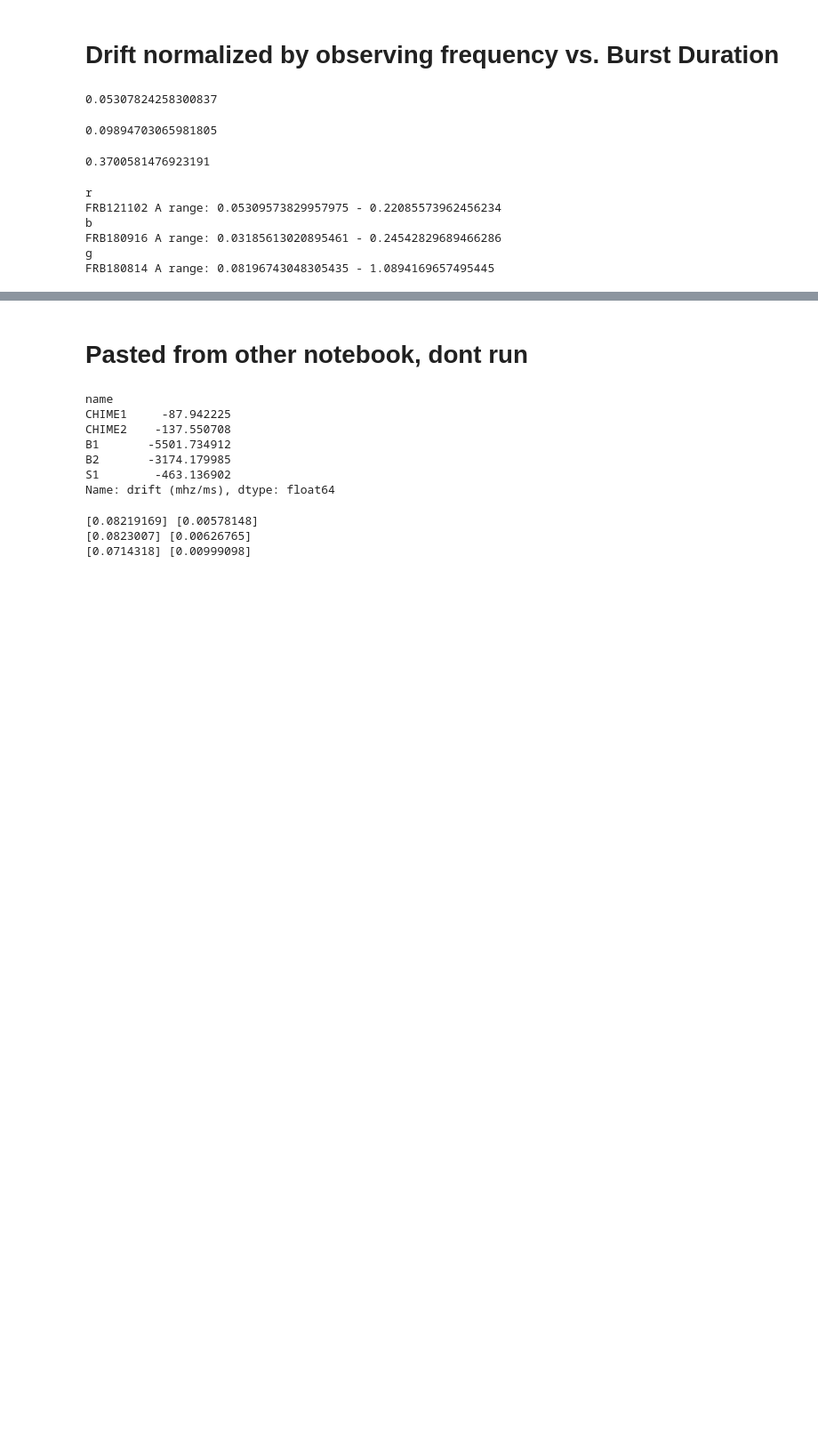
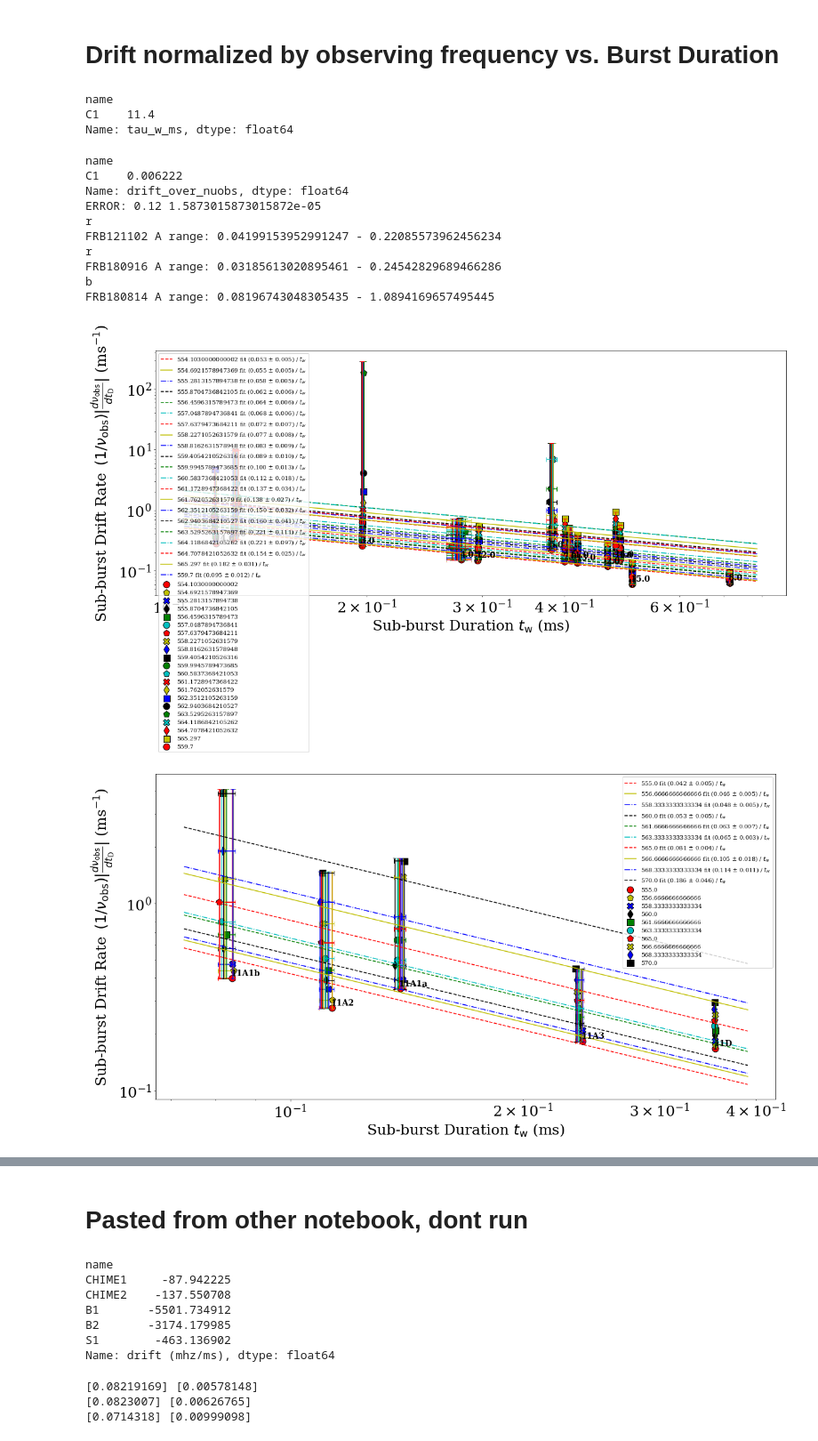
Before and after one commit to mef51/subdriftlaw, a Jupyter notebook: DMvsDrift.ipynb, the cells around one changed output, grey strips where cells are left out. Shown at 89% size. Saved outputs shown, nothing was run; the diff lists cells and outputs as text; code cells hidden in the pictures; blank space fills up the shorter version.

Commit message:
finish re-adding 121102 bursts from gajjar and josephy

```diff
--- a/DMvsDrift.ipynb
+++ b/DMvsDrift.ipynb
@@ -1,13 +1,12 @@
 # %% [markdown]
 # Drift normalized by observing frequency vs. Burst Duration
-# %%
-for name in fitdata.name.unique():
-    params = fitdata.loc[fitdata.name == name]['param']
-    display(params.std())
-# %% [output]
-0.05307824258300837
-0.09894703065981805
-0.3700581476923191
+# %%
+# josephyburst = josephyburst.set_index('name')
+josephyburst['tau_w_ms']
+# %% [output]
+name
+C1    11.4
+Name: tau_w_ms, dtype: float64
 # %%
 from frbrepeaters import driftlaw
 import pandas as pd
@@ -16,16 +15,18 @@ from itertools import cycle
 
 pd.options.mode.chained_assignment = None  # default='warn'
 pd.set_option('display.max_rows', None)
-%matplotlib qt
+%matplotlib inline
 
 sources_filenames = [
     "frb121102_michilli_dmvariations.csv",
+    'gajjar11a_dmvariations.csv',
     "universal/data/CHIME_180916.J0158+65/dmvars_180916.csv",
     "universal/data/CHIME_FRB180814.J0422+73/dmvars_180814.csv"
 ]
 
 centerDMs = [
     559.7, # pc/cm3
+    565,
     348.82,
     189.4,
 ]
@@ -39,22 +40,25 @@ for sfile in sources_filenames:
 
 names = [
     'FRB121102 DM Variations',
+    'FRB121102 Gajjar DM Variations',
     'FRB180916 DM Variations',
     'FRB180814 DM Variations'
 ]
 annotations = [
     [0, 1, 2, 3, 4, 5],
+    [],
     [3],
     [0, 1, 2, 3, 4, 5]
 ]
 exclusions = [
     [],
     [],
+    [],
     [180917.0], # first is a multi burst, second has negative drift (which should better be corrected by limiting 180814's DM range)
 ]
 
-targetDMs = [559.7, 348.82, 188.9]
-fig1pltdata = { 'frames': [], 'labels': [], 'colors': cycle(['r', 'b', 'g']) }
+targetDMs = [559.7, 565, 348.82, 188.9]
+fig1pltdata = { 'frames': [], 'labels': [], 'colors': cycle(['r', 'r', 'b', 'g']) }
 fitdata = pd.DataFrame()
 for source, name, annotate, exclude, targetDM in zip(sources, names, annotations, exclusions, targetDMs):
     frames = []
@@ -69,36 +73,53 @@ for source, name, annotate, exclude, targetDM in zip(sources, names, annotations
 
     for dm, color in zip(source.DM.unique(), cycle(['r', 'y', 'b', 'k', 'g', 'c'])):
         df = source[source.DM == dm]
         df['color'] = color
         frames.append(df)
         labels.append(dm)
 
         # Figure 1
         if dm == targetDM:
             df['color'] = next(fig1pltdata['colors'])
             fig1pltdata['frames'].append(df)
             fig1pltdata['labels'].append(name.split(' DM')[0])
 
+    # driftlaw.plotDriftVsDuration(frames, labels, title=name, annotatei=annotate, logscale=True)
     _, fits = driftlaw.plotDriftVsDuration(frames, labels, fitlines=['r--', 'y-', 'b-.', 'k--', 'g--', 'c-.'], logscale=True, errorfunc=driftlaw.rangeerror)
     for fit in fits:
         fitdata = fitdata.append({'name': name.split(' ')[0], 'DM': fit[0], 'param': fit[1], 'err': fit[2]}, ignore_index=True)
 
-    # driftlaw.plotDriftVsDuration(frames, labels, title=name, annotatei=annotate, logscale=True)
+ax, _ = driftlaw.plotDriftVsDuration(fig1pltdata['frames'], fig1pltdata['labels'], markers=['o', 'd', 'p', 'X'], title='Figure 1', annotatei=[2], logscale=True, errorfunc=driftlaw.rangeerror)
 
+# see Josephy et al. 2019
+C1data = ['C1', 1.9077, 184, 63, -3.92, 0.01, 630, 0.003, 3, 11.4, 11.4/1000, 0.12, 1]
+josephyburst = pd.DataFrame([C1data], columns=['name', 'angle', 'sigmax', 'sigmay', 'drift (mhz/ms)', 'drift error (mhz/ms)', 'center_f', 'time_res', 'freq_res', 'tau_w_ms', 'tau_w', 'tau_w_error', 'red_chisq']).set_index('name')
+josephyburst['drift_over_nuobs'] = -1*josephyburst['drift (mhz/ms)']/josephyburst['center_f']
+print(josephyburst['drift_over_nuobs'])
+xerr, yerr = driftlaw.modelerror(josephyburst)
+print("ERROR:", xerr[0], yerr[0])
+ax.scatter(josephyburst['tau_w_ms'], josephyburst['drift_over_nuobs'], c='r', s=125, edgecolors='k', marker='s', label='FRB121102 Josephy et al. (2019)')
+ax.errorbar(josephyburst['tau_w_ms'], josephyburst['drift_over_nuobs'], xerr=xerr[0], yerr=yerr[0], ecolor='r')
+# josephyburst.plot.scatter(ax=ax, x='tau_w_ms', y='drift_over_nuobs', s=125, c='r', marker='s', edgecolors='k', )
 
-ax, _ = driftlaw.plotDriftVsDuration(fig1pltdata['frames'], fig1pltdata['labels'], markers=['o', 'p', 'X'], title='Figure 1', annotatei=[2], logscale=True, errorfunc=driftlaw.rangeerror)
-x = np.linspace(0.1, 10.5, num=1200)
+alldata = pd.concat([f for f in fig1pltdata['frames']+[josephyburst]])
+x = np.linspace(min(alldata['tau_w_ms'])*0.9, max(alldata['tau_w_ms'])*1.1, num=1200)
 for name, color in zip(fitdata.name.unique(), fig1pltdata['colors']):
     params = fitdata.loc[fitdata.name == name]['param']
     std = params.std()
     print(color)
     ax.fill_between(x, min(params)/x, max(params)/x, alpha=0.1, color=color, label=name)
     ax.legend()
     print(f'{name} A range: {min(params)} - {max(params)}')
 # %% [output]
+name
+C1    0.006222
+Name: drift_over_nuobs, dtype: float64
+ERROR: 0.12 1.5873015873015872e-05
 r
-FRB121102 A range: 0.05309573829957975 - 0.22085573962456234
+FRB121102 A range: 0.04199153952991247 - 0.22085573962456234
+r
+FRB180916 A range: 0.03185613020895461 - 0.24542829689466286
 b
-FRB180916 A range: 0.03185613020895461 - 0.24542829689466286
-g
 FRB180814 A range: 0.08196743048305435 - 1.0894169657495445
+[figure, added]
+[figure, added]
```
Also changed, not shown: parts of 1 cell of this notebook, 3 other files.
